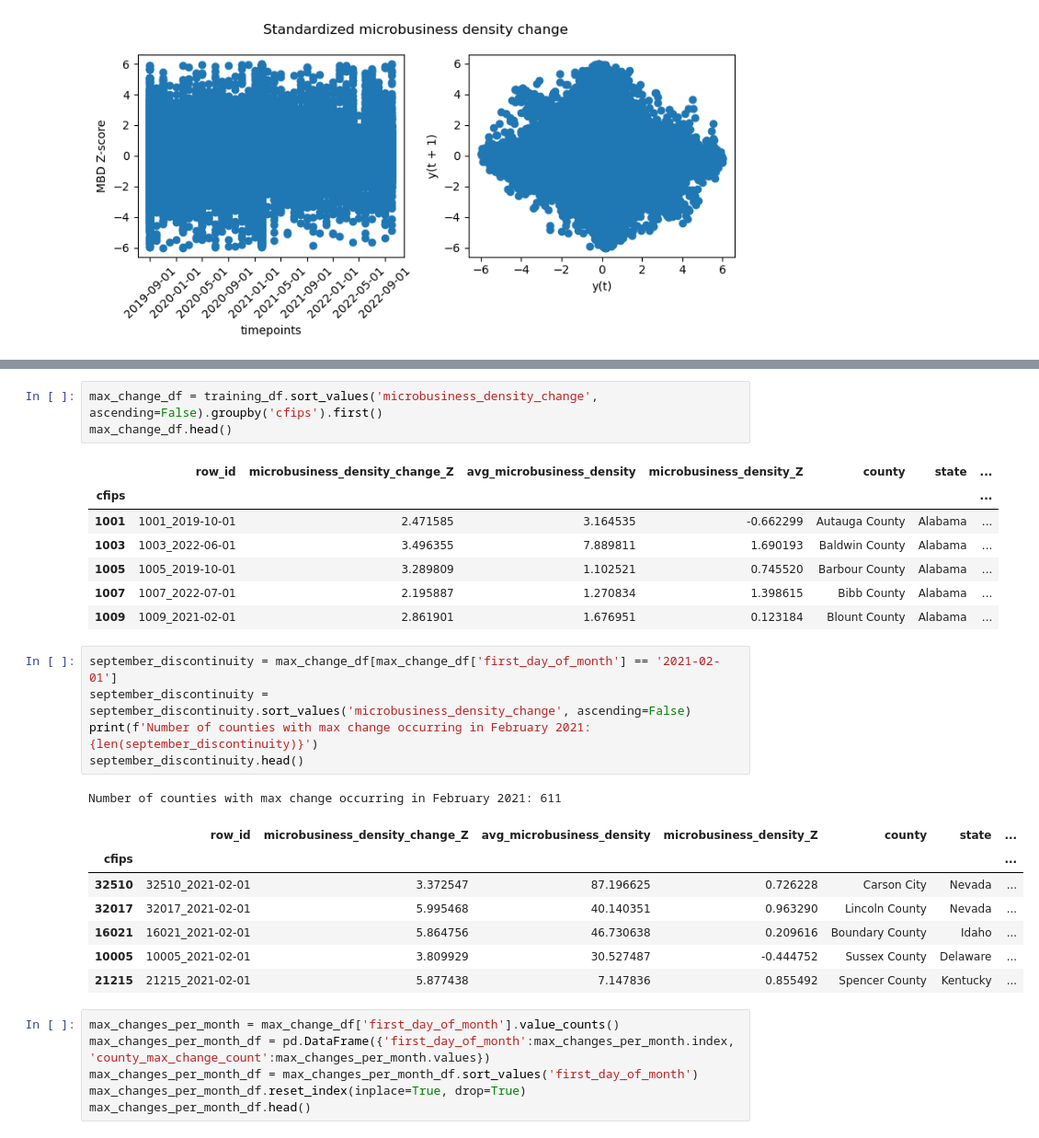
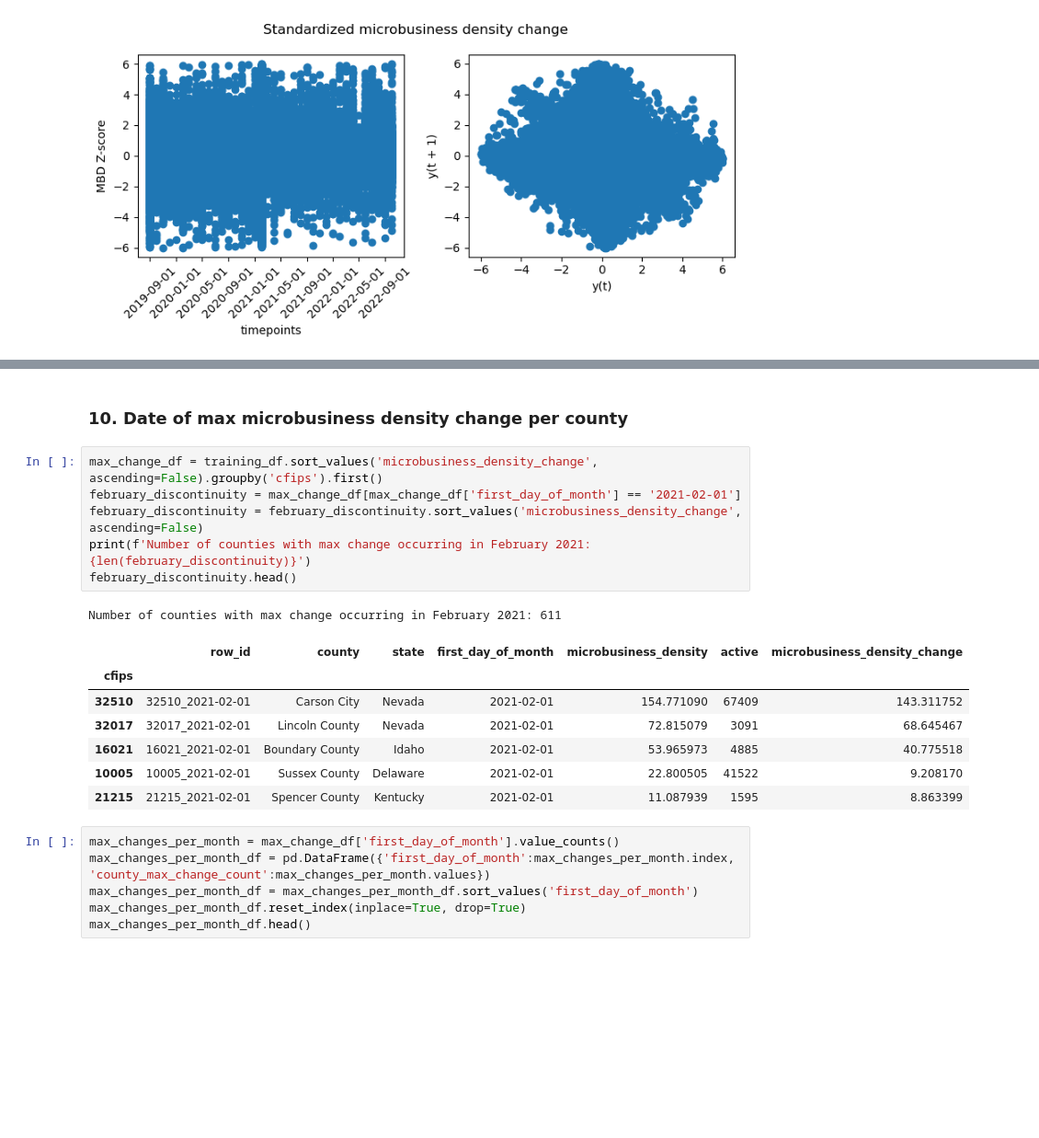
Before and after one commit to gperdrizet/kaggle_microbusiness, a Jupyter notebook: notebooks/02-data_exploration.ipynb, the cells around one changed output, grey strips where cells are left out. Shown: that part at 92% size. Saved outputs shown, nothing was run; the diff lists cells and outputs as text; blank space fills up the shorter version.

```diff
--- a/notebooks/02-data_exploration.ipynb
+++ b/notebooks/02-data_exploration.ipynb
@@ -610,28 +623,21 @@ training_df.nlargest(10, columns=['microbusiness_density_change'])
-# %%
-max_change_df = training_df.sort_values('microbusiness_density_change', ascending=False).groupby('cfips').first()
-max_change_df.head()
-# %% [output]
-|  | row_id | microbusiness_density_change_Z | avg_microbusiness_density | microbusiness_density_Z | county | state | ... |
-| cfips |  |  |  |  |  |  | ... |
-| 1001 | 1001_2019-10-01 | 2.471585 | 3.164535 | -0.662299 | Autauga County | Alabama | ... |
-| 1003 | 1003_2022-06-01 | 3.496355 | 7.889811 | 1.690193 | Baldwin County | Alabama | ... |
-| 1005 | 1005_2019-10-01 | 3.289809 | 1.102521 | 0.745520 | Barbour County | Alabama | ... |
-| 1007 | 1007_2022-07-01 | 2.195887 | 1.270834 | 1.398615 | Bibb County | Alabama | ... |
-| 1009 | 1009_2021-02-01 | 2.861901 | 1.676951 | 0.123184 | Blount County | Alabama | ... |
+# %% [markdown]
+<a name="date_of_max_microbusiness_change_per_county"></a>
+### 10. Date of max microbusiness density change per county
 # %%
-september_discontinuity = max_change_df[max_change_df['first_day_of_month'] == '2021-02-01']
-september_discontinuity = september_discontinuity.sort_values('microbusiness_density_change', ascending=False)
-print(f'Number of counties with max change occurring in February 2021: {len(september_discontinuity)}')
-september_discontinuity.head()
+max_change_df = training_df.sort_values('microbusiness_density_change', ascending=False).groupby('cfips').first()
+february_discontinuity = max_change_df[max_change_df['first_day_of_month'] == '2021-02-01']
+february_discontinuity = february_discontinuity.sort_values('microbusiness_density_change', ascending=False)
+print(f'Number of counties with max change occurring in February 2021: {len(february_discontinuity)}')
+february_discontinuity.head()
 # %% [output]
 Number of counties with max change occurring in February 2021: 611
-|  | row_id | microbusiness_density_change_Z | avg_microbusiness_density | microbusiness_density_Z | county | state | ... |
-| cfips |  |  |  |  |  |  | ... |
-| 32510 | 32510_2021-02-01 | 3.372547 | 87.196625 | 0.726228 | Carson City | Nevada | ... |
-| 32017 | 32017_2021-02-01 | 5.995468 | 40.140351 | 0.963290 | Lincoln County | Nevada | ... |
-| 16021 | 16021_2021-02-01 | 5.864756 | 46.730638 | 0.209616 | Boundary County | Idaho | ... |
-| 10005 | 10005_2021-02-01 | 3.809929 | 30.527487 | -0.444752 | Sussex County | Delaware | ... |
-| 21215 | 21215_2021-02-01 | 5.877438 | 7.147836 | 0.855492 | Spencer County | Kentucky | ... |
+|  | row_id | county | state | first_day_of_month | microbusiness_density | active | microbusiness_density_change |
+| cfips |  |  |  |  |  |  |  |
+| 32510 | 32510_2021-02-01 | Carson City | Nevada | 2021-02-01 | 154.771090 | 67409 | 143.311752 |
+| 32017 | 32017_2021-02-01 | Lincoln County | Nevada | 2021-02-01 | 72.815079 | 3091 | 68.645467 |
+| 16021 | 16021_2021-02-01 | Boundary County | Idaho | 2021-02-01 | 53.965973 | 4885 | 40.775518 |
+| 10005 | 10005_2021-02-01 | Sussex County | Delaware | 2021-02-01 | 22.800505 | 41522 | 9.208170 |
+| 21215 | 21215_2021-02-01 | Spencer County | Kentucky | 2021-02-01 | 11.087939 | 1595 | 8.863399 |
 # %%
 max_changes_per_month = max_change_df['first_day_of_month'].value_counts()
 max_changes_per_month_df = pd.DataFrame({'first_day_of_month':max_changes_per_month.index, 'county_max_change_count':max_changes_per_month.values})
```
Also changed, not shown: parts of 23 cells of this notebook.
